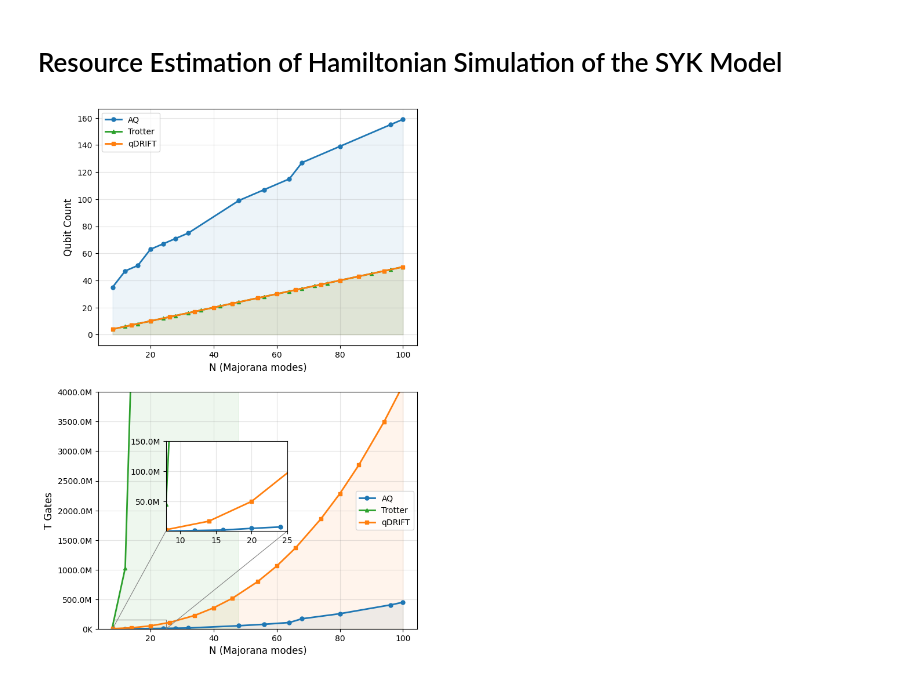
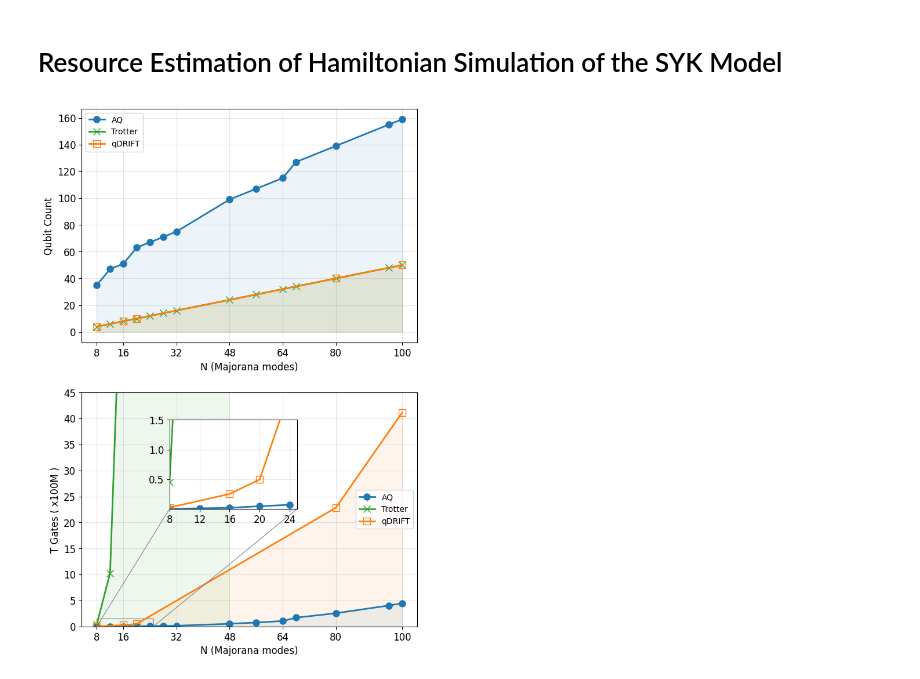
Before and after one commit to b-goldsmith/syk-simulation, a Jupyter notebook: syk_simulation/notebooks/re.ipynb, the cells around one changed output. Saved outputs shown, nothing was run; the diff lists cells and outputs as text; code cells hidden in the pictures.

```diff
--- a/syk_simulation/notebooks/re.ipynb
+++ b/syk_simulation/notebooks/re.ipynb
@@ -15,8 +15,8 @@ plt.rcParams.update({
     "font.size": 10,
     "axes.titlesize": 10,
     "axes.labelsize": 10,
-    "xtick.labelsize": 10,
-    "ytick.labelsize": 10,
+    "xtick.labelsize": 12,
+    "ytick.labelsize": 12,
     "legend.fontsize": 10,
 })
 
@@ -28,6 +28,12 @@ markers = cycle(["o", "s", "^", "D", "v", "P", "X", "*", "h", "+"])
 type_styles = {
     type_label: {"color": next(colors), "marker": next(markers)}
     for type_label in df["type"].unique()
+}
+
+decorations_by_type = {
+    "AQ": dict(color='tab:blue', marker='o'),
+    "qDRIFT": dict(color='tab:orange', marker='s', fillstyle='none'),
+    "Trotter": dict(color='tab:green', marker='x'),
 }
 
 fig, axes = plt.subplots(2, 1, figsize=(7, 10))
@@ -46,13 +52,12 @@ for (type_label, epsilon), group in df.groupby(["type", "epsilon"]):
     qubit_highwater = group["qubit_highwater"].tolist()
     total_t_gates   = (group["t_gates"]+group['rotations']*(0.53* np.log2(1/(1 - (1-(group['epsilon']))**(1/ (group['rotations'])))) + 4.86)).tolist()
 
-    kwargs = dict(color=style["color"], marker=style["marker"],
-                  linewidth=2, markersize=5, label=type_label)
+    kwargs = dict(linewidth=2, markersize=8, label=type_label)
 
-    axes[0].plot(N_vals, qubit_highwater, **kwargs)
+    axes[0].plot(N_vals, qubit_highwater, **kwargs, **decorations_by_type[type_label])
     axes[0].fill_between(N_vals, qubit_highwater, alpha=0.08, color=style["color"])
 
-    axes[1].plot(N_vals, total_t_gates, **kwargs)
+    axes[1].plot(N_vals, total_t_gates, **kwargs, **decorations_by_type[type_label])
     axes[1].fill_between(N_vals, total_t_gates, alpha=0.08, color=style["color"])
     inset_data[type_label] = {"N": N_vals, "tgates": total_t_gates, "style": style}
 
@@ -61,12 +66,14 @@ axes[0].set_xlabel("N (Majorana modes)", fontsize=12)
 axes[0].set_ylabel("Qubit Count", fontsize=12)
 axes[0].legend()
 axes[0].grid(True, color="gray", alpha=0.2)
+axes[0].set_xticks([8,16,32,48,64,80,100])
 axes[1].set_xlabel("N (Majorana modes)", fontsize=12)
-axes[1].set_ylabel("T Gates", fontsize=12)
+axes[1].set_ylabel("T Gates ( x100M )", fontsize=12)
 axes[1].yaxis.set_major_formatter(
-    plt.FuncFormatter(lambda x, _: f"{x/1e6:.1f}M" if x >= 1e6 else f"{x/1e3:.0f}K")
+    plt.FuncFormatter(lambda x, _: f"{int(x/1e8)}")
 )
-axes[1].set_ylim(0, 4000000000)
+axes[1].set_xticks([8,16,32,48,64,80,100])
+axes[1].set_ylim(0, 4500000000)
 axes[1].legend()
 axes[1].grid(True, color="gray", alpha=0.2)
 
@@ -75,36 +82,40 @@ from mpl_toolkits.axes_grid1.inset_locator import inset_axes, mark_inset
 
 n_zoom = 5  # how many data points to show in inset
 
 axins = inset_axes(axes[1], width="38%", height="38%", loc="upper left",
-                   bbox_to_anchor=(0.2, -0.19, 1, 1),
+                   bbox_to_anchor=(0.25, -0.10, 1, 1),
                    bbox_transform=axes[1].transAxes)
 
 all_y = []
 for type_label, d in inset_data.items():
     style = d["style"]
     axins.plot(d["N"][:n_zoom], d["tgates"][:n_zoom],
-               color=style["color"], marker=style["marker"],
-               linewidth=2, markersize=5)
+               **decorations_by_type[type_label],
+               linewidth=2, markersize=8)
     all_y.extend(d["tgates"][:n_zoom])
 
 # Set zoom window
 x1 = min(d["N"][0] for d in inset_data.values())
 x2 = max(d["N"][n_zoom - 1] for d in inset_data.values())
 y1 = min(all_y) * 0.9
 y2 = max(all_y) * 1.1
 
 axins.set_xlim(x1, 25)
 axins.set_ylim(y1, 150000000)
+axins.set_xticks([8, 12, 16, 20, 24])
 axins.yaxis.set_major_formatter(
-    plt.FuncFormatter(lambda x, _: f"{x/1e6:.1f}M" if x >= 1e6 else f"{x/1e3:.0f}K")
+    plt.FuncFormatter(lambda x, _: f"{x/1e8:.1f}")
 )
-axins.tick_params(labelsize=10)
+
+
+
+axins.tick_params(labelsize=12)
 axins.grid(True, color="gray", alpha=0.2)
 
 mark_inset(axes[1], axins, loc1=3, loc2=4, fc="none", ec="0.5", lw=0.8)
 
 plt.tight_layout(pad=2.0)
 plt.show()
 fig.savefig(export_image_filename, dpi=300, bbox_inches="tight")
 # %% [output]
-[figure, old version]
+[figure, new version]
```
Also changed, not shown: parts of 6 cells of this notebook, 4 other files.
